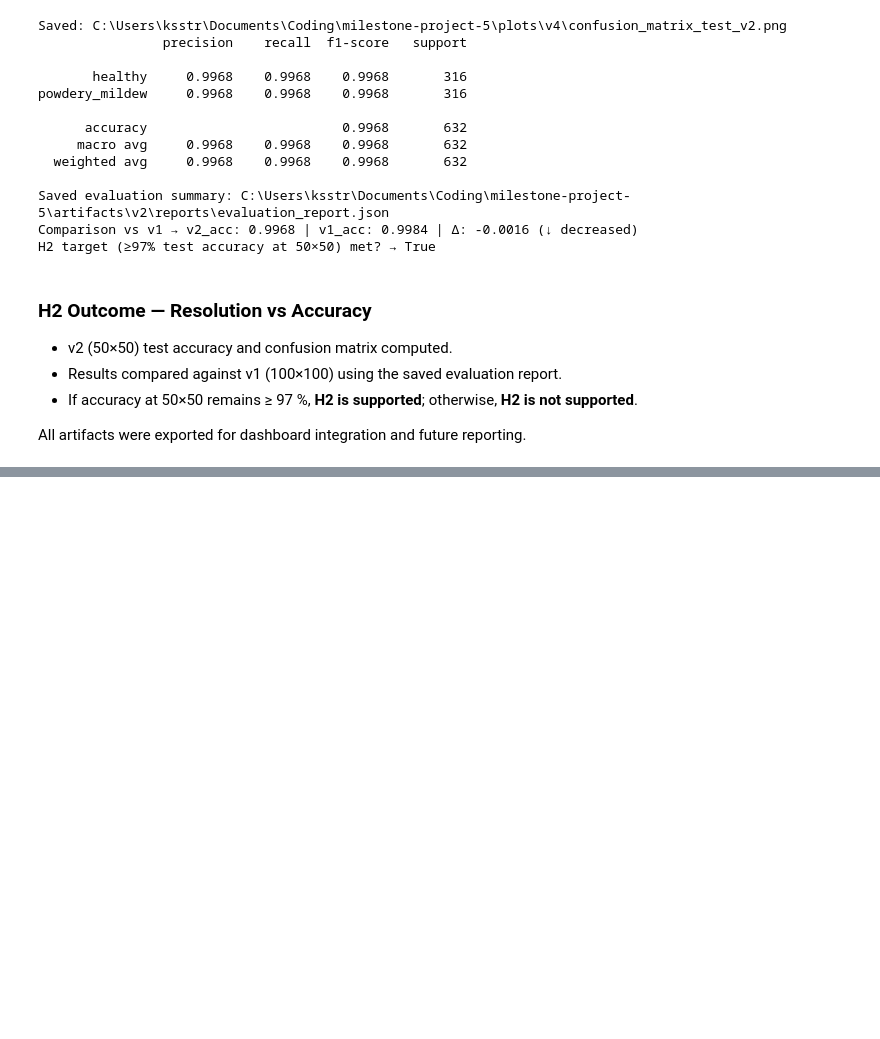
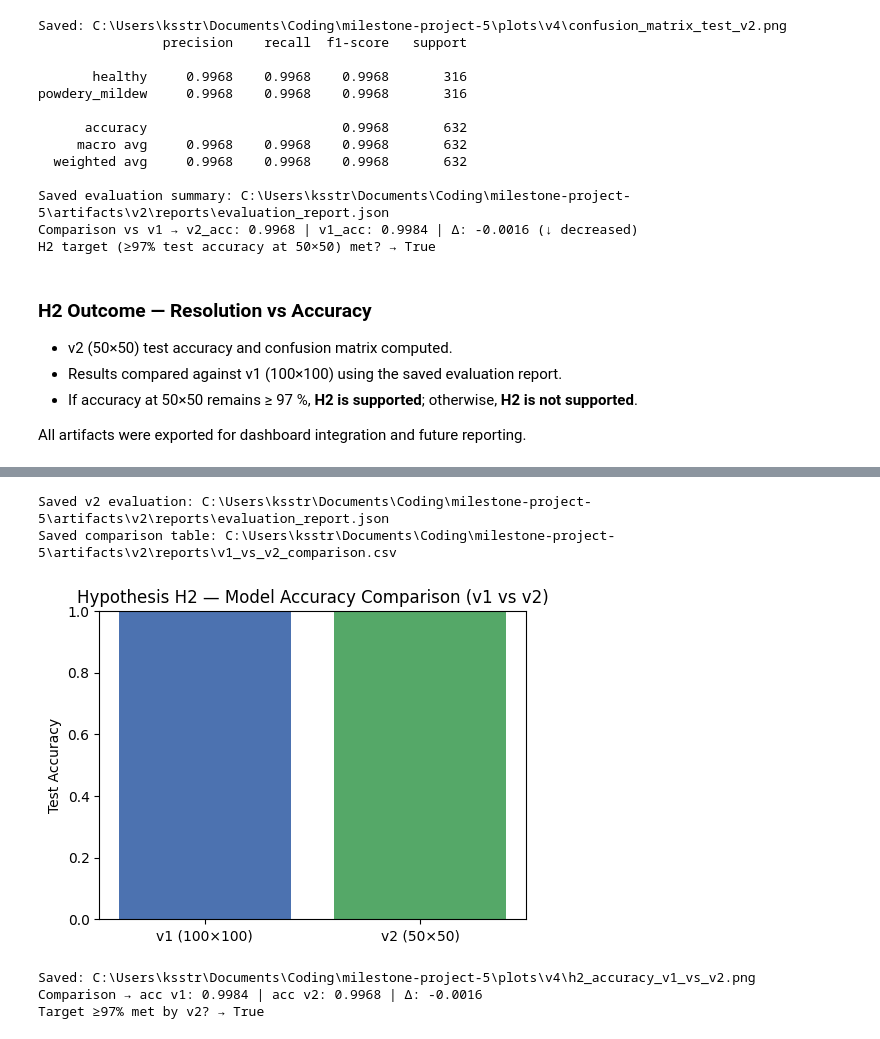
Before and after one commit to ksstrat/milestone-project-5, a Jupyter notebook: jupyter_notebooks/06_hypothesis_h2.ipynb, the cells around one changed output, grey strips where cells are left out. Saved outputs shown, nothing was run; the diff lists cells and outputs as text; code cells hidden in the pictures; blank space fills up the shorter version.

Commit message:
feat: add v1 vs v2 evaluation export, comparison table, and accuracy plot for H2 analysis (06_hypothesis_h2)

```diff
--- a/jupyter_notebooks/06_hypothesis_h2.ipynb
+++ b/jupyter_notebooks/06_hypothesis_h2.ipynb
@@ -423,0 +430,71 @@ All artifacts were exported for dashboard integration and future reporting.
+# %%
+# --- Directories ---
+rep_dir_v1 = ARTIFACTS_DIR / "v1" / "reports"
+rep_dir_v2 = ARTIFACTS_DIR / "v2" / "reports"
+rep_dir_v2.mkdir(parents=True, exist_ok=True)
+
+# --- 1) Load v1 report ---
+with open(rep_dir_v1 / "evaluation_report.json", "r") as f:
+    rep_v1 = json.load(f)
+
+# --- 2) Build and save v2 report from current run ---
+rep_v2 = {
+    "model_version": "v2",
+    "test_accuracy": float(test_acc_v2),
+    "test_loss": float(test_loss_v2),
+    "meets_target": bool(test_acc_v2 >= 0.97),
+    "total_samples": int(len(df_test)),
+}
+with open(rep_dir_v2 / "evaluation_report.json", "w") as f:
+    json.dump(rep_v2, f, indent=2)
+
+print("Saved v2 evaluation:", (rep_dir_v2 / "evaluation_report.json").resolve())
+
+# --- 3) Build comparison table (v1 vs v2) ---
+cmp_df = pd.DataFrame(
+    [
+        {"model": "v1 (100×100)", "test_accuracy": rep_v1["test_accuracy"], "test_loss": rep_v1["test_loss"]},
+        {"model": "v2 (50×50)",   "test_accuracy": rep_v2["test_accuracy"], "test_loss": rep_v2["test_loss"]},
+    ]
+)
+
+# Add deltas (v2 - v1)
+delta_acc = rep_v2["test_accuracy"] - rep_v1["test_accuracy"]
+delta_loss = rep_v2["test_loss"] - rep_v1["test_loss"]
+delta_df = pd.DataFrame([{"model": "Δ (v2 - v1)", "test_accuracy": delta_acc, "test_loss": delta_loss}])
+
+cmp_out = rep_dir_v2 / "v1_vs_v2_comparison.csv"
+pd.concat([cmp_df, delta_df], ignore_index=True).to_csv(cmp_out, index=False)
+print("Saved comparison table:", cmp_out.resolve())
+
+# --- 4) Simple bar plot: v1 vs v2 accuracy ---
+PLOTS_V4_DIR = PLOTS_DIR.parent / "v4"
+PLOTS_V4_DIR.mkdir(parents=True, exist_ok=True)
+
+acc_v1 = float(rep_v1["test_accuracy"])
+acc_v2 = float(rep_v2["test_accuracy"])
+labels = ["v1 (100×100)", "v2 (50×50)"]
+values = [acc_v1, acc_v2]
+
+fig, ax = plt.subplots(figsize=(5.5, 4))
+ax.bar(labels, values, color=["#4C72B0", "#55A868"])
+ax.set_ylim(0.0, 1.0)
+ax.set_ylabel("Test Accuracy")
+ax.set_title("Hypothesis H2 — Model Accuracy Comparison (v1 vs v2)")
+
+out_plot = PLOTS_V4_DIR / "h2_accuracy_v1_vs_v2.png"
+fig.savefig(out_plot, bbox_inches="tight", dpi=150)
+plt.show()
+plt.close(fig)
+print("Saved:", out_plot.resolve())
+
+# --- 5) Summary console note ---
+print(f"Comparison → acc v1: {acc_v1:.4f} | acc v2: {acc_v2:.4f} | Δ: {delta_acc:+.4f}")
+print(f"Target ≥97% met by v2? → {rep_v2['meets_target']}")
+# %% [output]
+Saved v2 evaluation: C:\Users\ksstr\Documents\Coding\milestone-project-5\artifacts\v2\reports\evaluation_report.json
+Saved comparison table: C:\Users\ksstr\Documents\Coding\milestone-project-5\artifacts\v2\reports\v1_vs_v2_comparison.csv
+[figure, added]
+Saved: C:\Users\ksstr\Documents\Coding\milestone-project-5\plots\v4\h2_accuracy_v1_vs_v2.png
+Comparison → acc v1: 0.9984 | acc v2: 0.9968 | Δ: -0.0016
+Target ≥97% met by v2? → True
```
Also changed, not shown: parts of 1 cell of this notebook, 3 other files.
